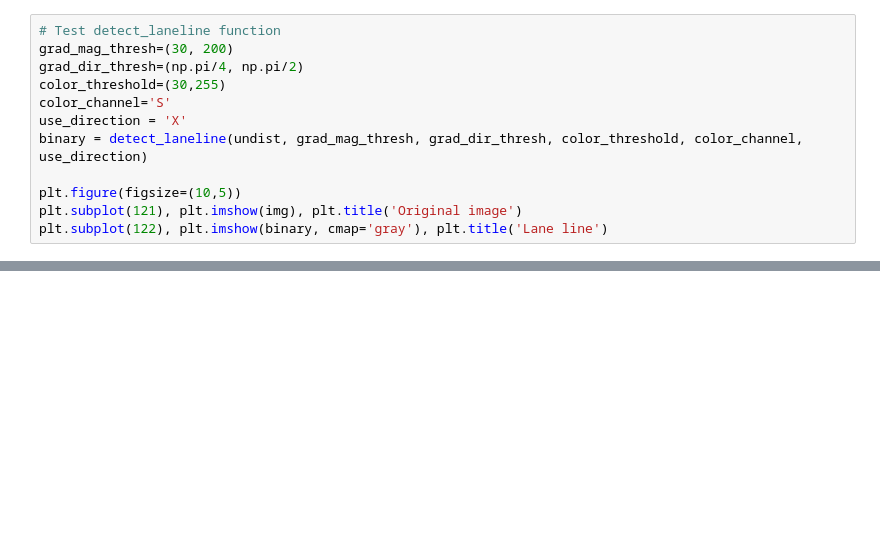
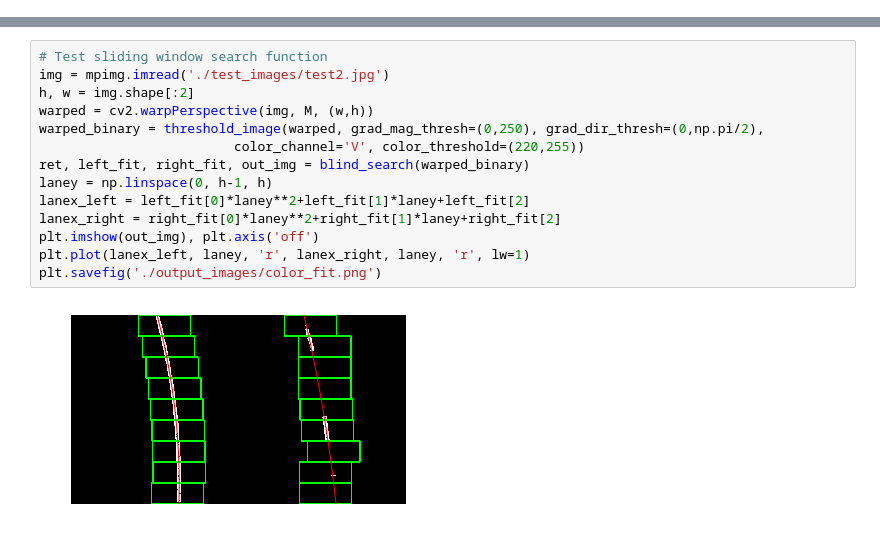
Before and after one commit to yuetingliu/CarND-Advanced-Lane-Lines-P4, a Jupyter notebook: Advanced-lane-line-finding.ipynb, the cells around one changed output, grey strips where cells are left out. Saved outputs shown, nothing was run; the diff lists cells and outputs as text; blank space fills up the shorter version.

```diff
--- a/Advanced-lane-line-finding.ipynb
+++ b/Advanced-lane-line-finding.ipynb
@@ -257,12 +224,0 @@ plt.title('Undistorted image')
-# %%
-# Test detect_laneline function
-grad_mag_thresh=(30, 200)
-grad_dir_thresh=(np.pi/4, np.pi/2)
-color_threshold=(30,255)
-color_channel='S'
-use_direction = 'X'
-binary = detect_laneline(undist, grad_mag_thresh, grad_dir_thresh, color_threshold, color_channel, use_direction)
-
-plt.figure(figsize=(10,5))
-plt.subplot(121), plt.imshow(img), plt.title('Original image')
-plt.subplot(122), plt.imshow(binary, cmap='gray'), plt.title('Lane line')
@@ -312,0 +369,16 @@ array([[0, 0],
+# %%
+# Test sliding window search function
+img = mpimg.imread('./test_images/test2.jpg')
+h, w = img.shape[:2]
+warped = cv2.warpPerspective(img, M, (w,h))
+warped_binary = threshold_image(warped, grad_mag_thresh=(0,250), grad_dir_thresh=(0,np.pi/2),
+                         color_channel='V', color_threshold=(220,255))
+ret, left_fit, right_fit, out_img = blind_search(warped_binary)
+laney = np.linspace(0, h-1, h)
+lanex_left = left_fit[0]*laney**2+left_fit[1]*laney+left_fit[2]
+lanex_right = right_fit[0]*laney**2+right_fit[1]*laney+right_fit[2]
+plt.imshow(out_img), plt.axis('off')
+plt.plot(lanex_left, laney, 'r', lanex_right, laney, 'r', lw=1)
+plt.savefig('./output_images/color_fit.png')
+# %% [output]
+[figure, added]
```
Also changed, not shown: parts of 27 cells of this notebook, 18 other files.
